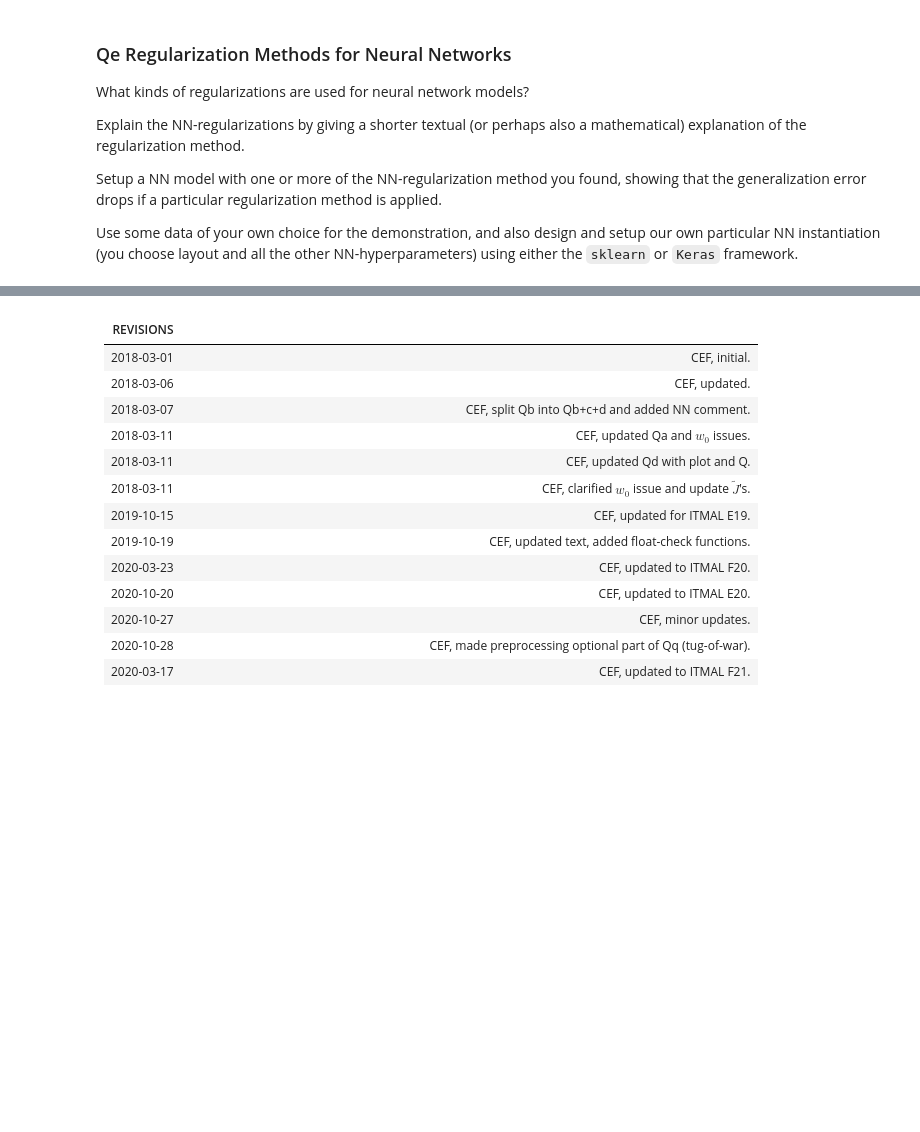
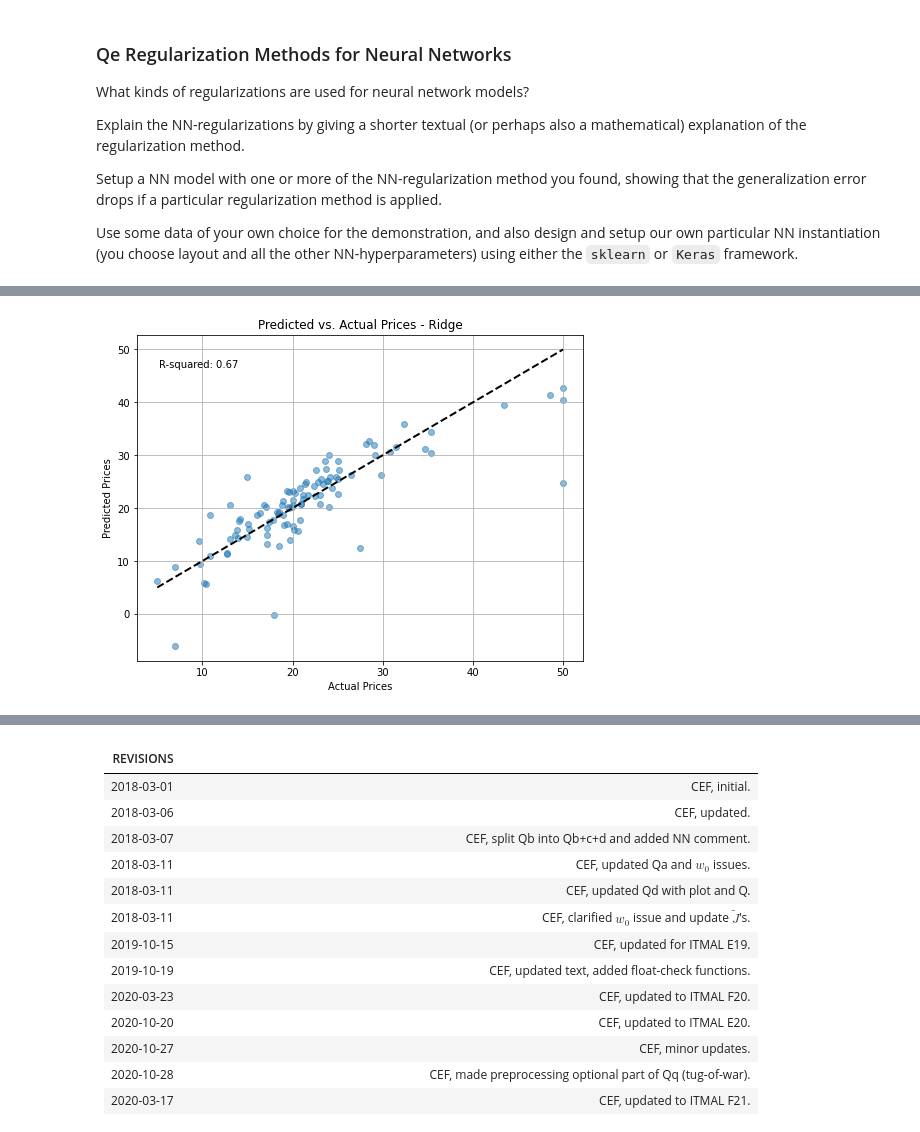
Before and after one commit to gomgom50/MLKursus, a Jupyter notebook: Morten/O3_regulizers.ipynb, the cells around one changed output, grey strips where cells are left out. Saved outputs shown, nothing was run; the diff lists cells and outputs as text; code cells hidden in the pictures; blank space fills up the shorter version.

```diff
--- a/Morten/O3_regulizers.ipynb
+++ b/Morten/O3_regulizers.ipynb
@@ -405,0 +401,88 @@ Assert False, "Regularization Methods for Neural Networks.."
+# %%
+# TODO: (in text and code..)
+#Assert False, "Regularization Methods for Neural Networks.."
+
+from sklearn.datasets import load_boston
+from sklearn.model_selection import train_test_split
+from sklearn.preprocessing import StandardScaler
+from sklearn.pipeline import Pipeline
+from sklearn.neural_network import MLPRegressor
+from sklearn.linear_model import Ridge, Lasso, ElasticNet
+from sklearn.metrics import mean_squared_error
+
+# Load the Boston Housing dataset
+data = load_boston()
+X, y = data.data, data.target
+
+# Split the data into train and test sets
+X_train, X_test, y_train, y_test = train_test_split(X, y, test_size=0.2, random_state=42)
+
+# Define pipelines for preprocessing and model training
+pipelines = {
+    "Ridge": Pipeline([
+        ("scaler", StandardScaler()),
+        ("regressor", Ridge(alpha=0.5))  # Ridge (L2) regularization
+    ]),
+    "Lasso": Pipeline([
+        ("scaler", StandardScaler()),
+        ("regressor", Lasso(alpha=0.5))  # Lasso (L1) regularization
+    ]),
+    "ElasticNet": Pipeline([
+        ("scaler", StandardScaler()),
+        ("regressor", ElasticNet(alpha=0.5, l1_ratio=0.5))  # ElasticNet regularization
+    ]),
+    "No Regularization": Pipeline([
+        ("scaler", StandardScaler()),
+        ("regressor", MLPRegressor(hidden_layer_sizes=(100,), activation='relu', solver='adam', max_iter=1000))  # Neural network without regularization
+    ])
+}
+
+import matplotlib.pyplot as plt
+import numpy as np
+from sklearn.metrics import r2_score
+
+# Define function to plot predicted vs. actual prices
+def plot_predicted_vs_actual(y_test, y_pred, title, r2_score):
+    plt.figure(figsize=(8, 6))
+    plt.scatter(y_test, y_pred, alpha=0.5)
+    plt.plot([y_test.min(), y_test.max()], [y_test.min(), y_test.max()], 'k--', lw=2)
+    plt.xlabel('Actual Prices')
+    plt.ylabel('Predicted Prices')
+    plt.title(title)
+    plt.text(0.05, 0.9, f'R-squared: {r2_score:.2f}', transform=plt.gca().transAxes)
+    plt.grid(True)
+    plt.show()
+
+# Define function to plot coefficients of regularized models
+def plot_coefficients(coefficients, feature_names, title):
+    plt.figure(figsize=(10, 6))
+    plt.barh(np.arange(len(feature_names)), coefficients, tick_label=feature_names)
+    plt.xlabel('Coefficient Value')
+    plt.ylabel('Feature')
+    plt.title(title)
+    plt.grid(True)
+    plt.show()
+
+# Train and evaluate models
+for name, pipeline in pipelines.items():
+    pipeline.fit(X_train, y_train)
+    y_pred = pipeline.predict(X_test)
+    mse = mean_squared_error(y_test, y_pred)
+    r2 = r2_score(y_test, y_pred)
+    print(f"{name} MSE: {mse:.2f}, R-squared: {r2:.2f}")
+
+    # Plot predicted vs. actual prices
+    plot_predicted_vs_actual(y_test, y_pred, f"Predicted vs. Actual Prices - {name}", r2)
+
+    # If it's a regularized model, plot coefficients
+    if name != "No Regularization":
+        feature_names = data.feature_names
+        if hasattr(pipeline.named_steps['regressor'], 'coef_'):
+            coefficients = pipeline.named_steps['regressor'].coef_
+        elif hasattr(pipeline.named_steps['regressor'], 'feature_importances_'):
+            coefficients = pipeline.named_steps['regressor'].feature_importances_
+        plot_coefficients(coefficients, feature_names, f"Coefficients - {name}")
+
+
+pipelines
+# %% [output]
@@ -405,0 +490 @@ Assert False, "Regularization Methods for Neural Networks.."
+[figure, added]
```
Also changed, not shown: parts of 3 cells of this notebook.
